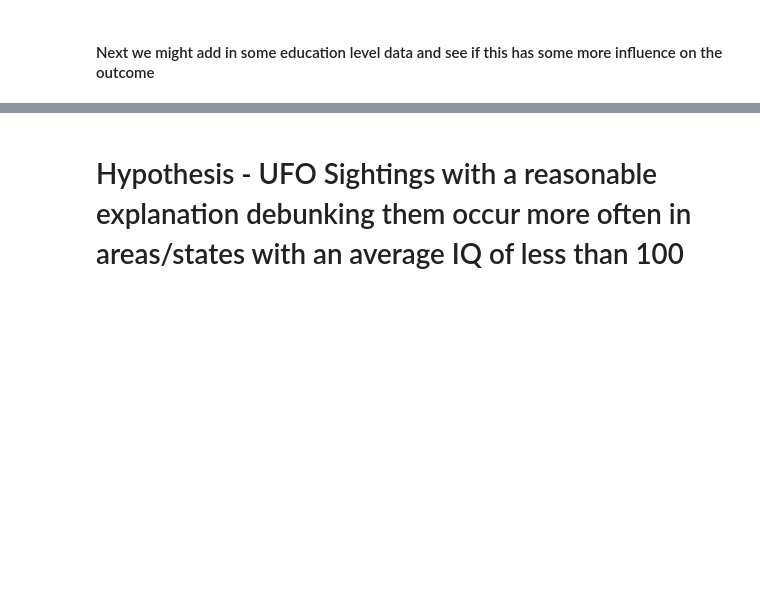
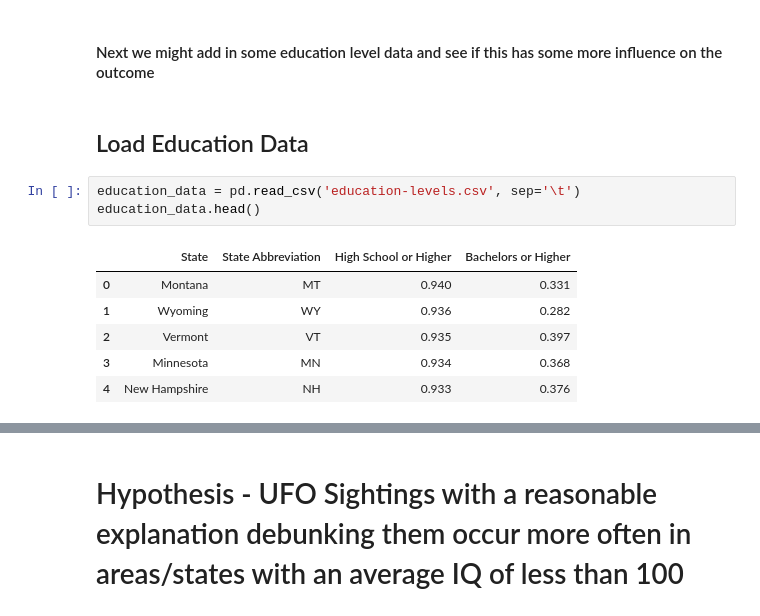
Before and after one commit to codycosta/ENGR201, a Jupyter notebook: weeks-9-10-final-project/project.ipynb, the cells around one changed output, grey strips where cells are left out. Saved outputs shown, nothing was run; the diff lists cells and outputs as text; blank space fills up the shorter version.

```diff
--- a/weeks-9-10-final-project/project.ipynb
+++ b/weeks-9-10-final-project/project.ipynb
@@ -368,3 +368,15 @@ plt.show()
 [figure]
 # %% [markdown]
 #### Next we might add in some education level data and see if this has some more influence on the outcome
+# %% [markdown]
+## Load Education Data
+# %%
+education_data = pd.read_csv('education-levels.csv', sep='\t')
+education_data.head()
+# %% [output]
+|  | State | State Abbreviation | High School or Higher | Bachelors or Higher |
+| 0 | Montana | MT | 0.940 | 0.331 |
+| 1 | Wyoming | WY | 0.936 | 0.282 |
+| 2 | Vermont | VT | 0.935 | 0.397 |
+| 3 | Minnesota | MN | 0.934 | 0.368 |
+| 4 | New Hampshire | NH | 0.933 | 0.376 |
```
Also changed, not shown: parts of 4 cells of this notebook, 2 other files.
